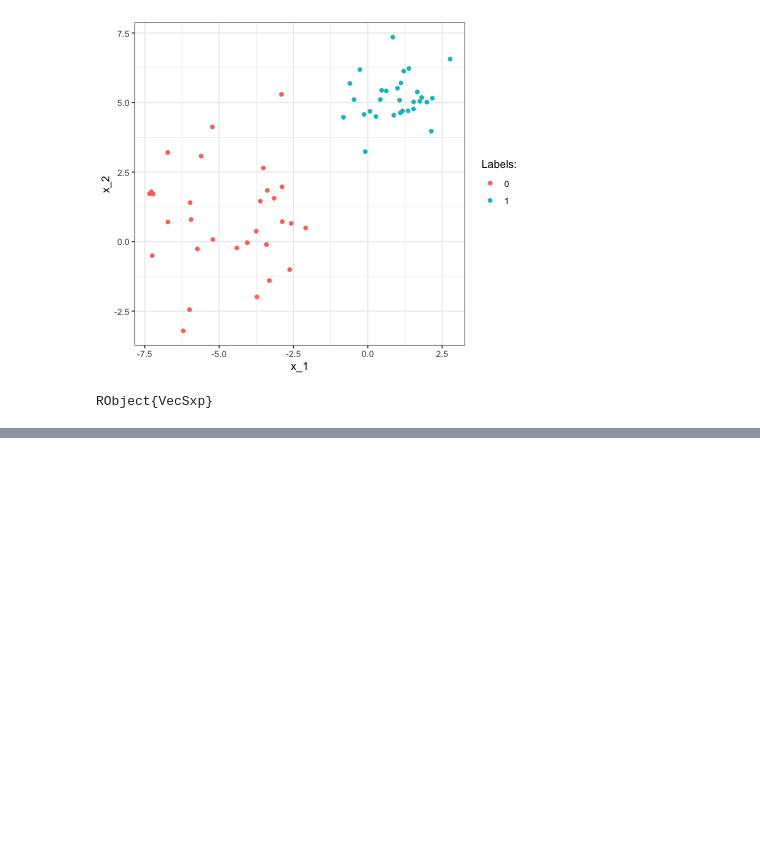
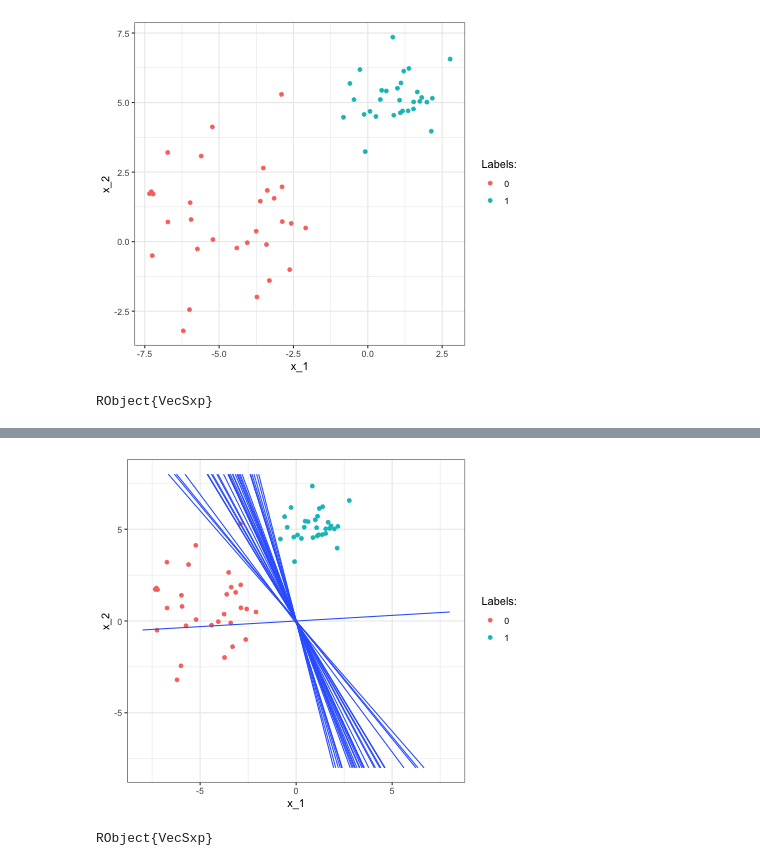
Before and after one commit to pat-alt/pat-alt.github.io, a Jupyter notebook: content/post/2021-10-27-bayesian-logistic-regression/toy_example.ipynb, the cells around one changed output, grey strips where cells are left out. Saved outputs shown, nothing was run; the diff lists cells and outputs as text; code cells hidden in the pictures; blank space fills up the shorter version.

```diff
--- a/content/post/2021-10-27-bayesian-logistic-regression/toy_example.ipynb
+++ b/content/post/2021-10-27-bayesian-logistic-regression/toy_example.ipynb
@@ -70,0 +59,14 @@ end
+# %%
+p_sample = p
+n_sample = 30
+W = sample_posterior(mod,n_sample)
+for i = 1:size(W)[2]
+    w_sample = W[:,i]
+    y_grid_sample = sigmoid(w_sample, X_grid) # sample predictive
+    df_grid = DataFrame(hcat(y_grid_sample,X_grid), :auto)
+    p_sample += stat_contour(data=df_grid, aes(x = :x2, y = :x3, z = :x1), bins=2);
+end
+p_sample
+# %% [output]
+[figure, added]
+RObject{VecSxp}
```
Also changed, not shown: parts of 10 cells of this notebook, 2 other files.
